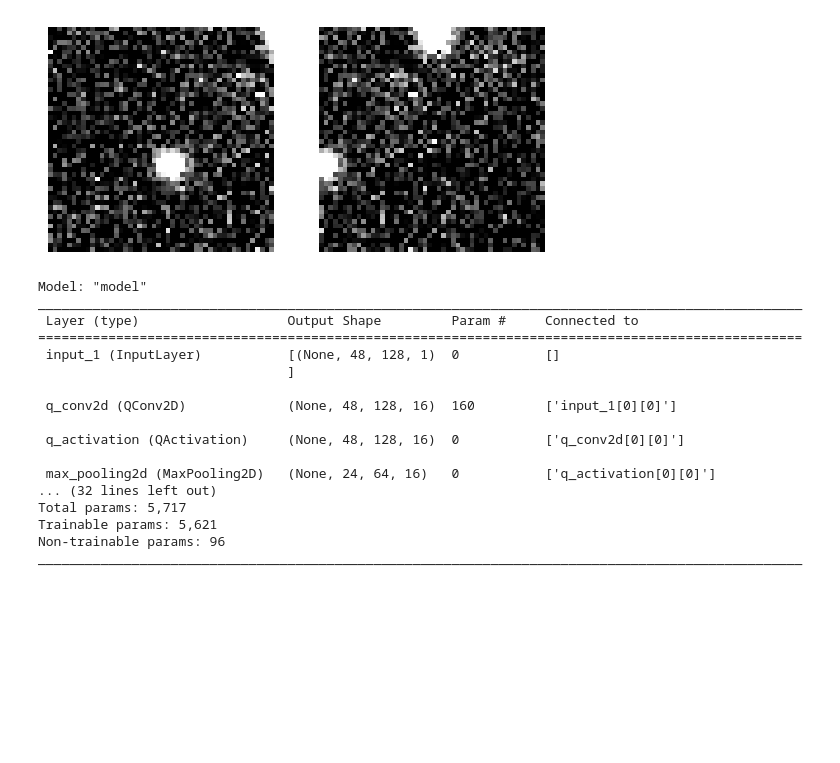
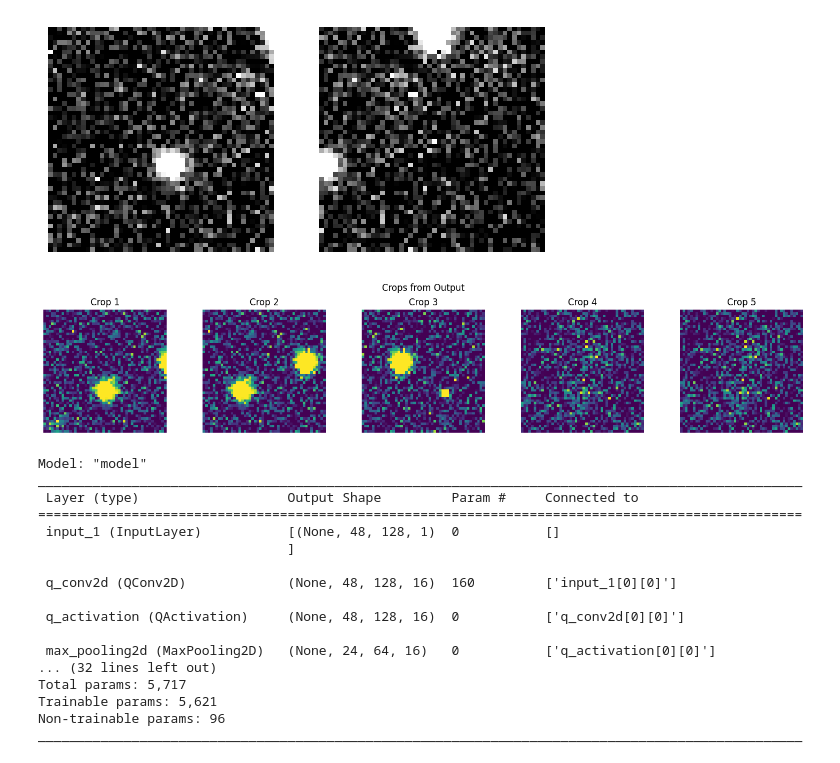
Before and after one commit to m3-learning/FOLO_RHEED, a Jupyter notebook: KerasFOLO48x128.ipynb, the cells around one changed output. Cells and saved outputs as stored; diff of their text form; code cells hidden in the pictures; blank space fills up the shorter version.

Commit message:
updated FOLO with custom crop layer at the end

```diff
--- a/KerasFOLO48x128.ipynb
+++ b/KerasFOLO48x128.ipynb
@@ -364,0 +407,28 @@ model.load_weights('/content/drive/MyDrive/FOLO48x128/FOLO.weights2.h5')
+# %%
+import matplotlib.pyplot as plt
+
+def plot_cropped_images(cropped_images, num_images=5):
+    """
+    Plot the 5 cropped 48x48 images returned by the crop layer.
+
+    :param cropped_images: numpy array of shape (batch_size, num_crops, 48, 48, 1)
+    :param num_images: Number of images to plot (default is 5)
+    """
+    # Ensure that the number of images to plot does not exceed the actual number of images available
+    num_images = min(num_images, cropped_images.shape[1])
+
+    fig, axs = plt.subplots(1, num_images, figsize=(15, 15))
+
+    for i in range(num_images):
+        ax = axs[i] if num_images > 1 else axs
+        ax.imshow(cropped_images[0, i, :, :, 0], cmap='gray')
+        ax.axis('off')
+        ax.set_title(f"Cropped Image {i + 1}")
+
+    plt.show()
+
+# Example usage:
+# Assume `cropped_images` is the output from the crop layer
+X, y = make_data(size=1)
+cropped_images = model_crop.predict(X)
+plot_cropped_images(cropped_images)
@@ -398,3 +473,13 @@ for i in range(len(tensors)):
 plt.show()
 # %% [output]
 [figure]
+# %%
+# Example usage
+bbox = y
+image = X
+layer = KCrop()
+output = layer([bbox, image])
+
+plot_crops(output)
+# %% [output]
+[figure, added]
```
Also changed, not shown: parts of 14 cells of this notebook.
